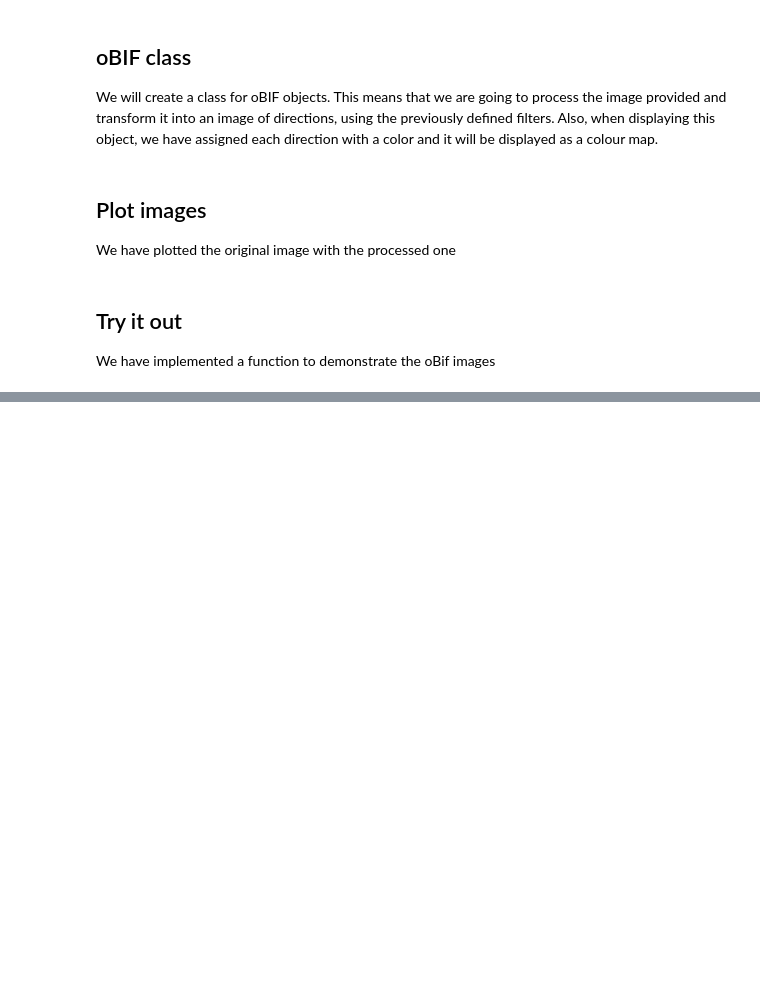
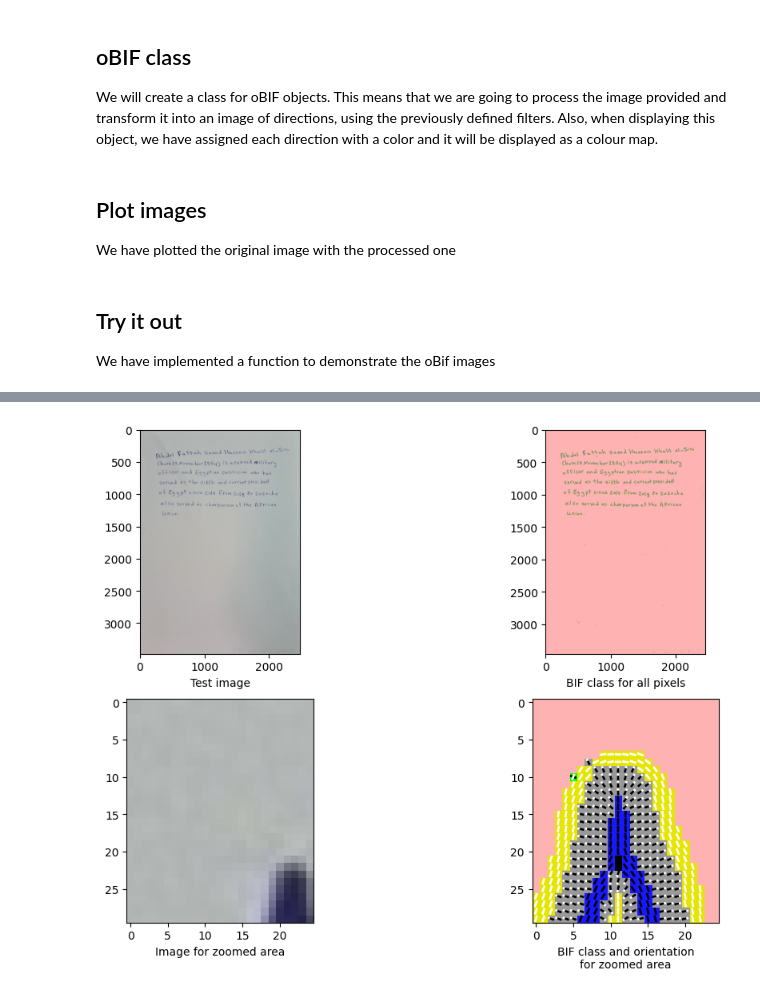
Before and after one commit to marnunrey2/PIC-Identificacion-genero, a Jupyter notebook: oBifProcessing.ipynb, the cells around one changed output, grey strips where cells are left out. Drawn from its saved outputs; the diff is of its cells as text; code cells hidden in the pictures; blank space fills up the shorter version.

Commit message:
feat: orientations and get snipped done

```diff
--- a/oBifProcessing.ipynb
+++ b/oBifProcessing.ipynb
@@ -452,32 +574,36 @@ def mtShowCaseBifs(title_text, image, bifs, zoom_rows, zoom_cols):
     """
 
     # Open figure
-    plt.figure(title_text)
-
-    # Set bounding box for zoomed area
-    x_min = min(zoom_cols)
-    x_max = max(zoom_cols)
-    y_min = min(zoom_rows)
-    y_max = max(zoom_rows)
-    X = [x_min, x_min, x_max, x_max, x_min]
-    Y = [y_min, y_max, y_max, y_min, y_min]
+    plt.figure(title_text, figsize=(12, 8))
 
     # Show test image
-    plt.subplot(1, 2, 1)
+    plt.subplot(2, 2, 1)
     num_dims = len(image.shape)
     if num_dims == 2:
         # Convert greyscale image to RGB image
-        image = cv2.cvtColor(image, cv2.COLOR_GRAY2RGB)
+        image = cv2.cvtColor(image, cv2.COLOR_GRAY2BGR)
+    image = cv2.cvtColor(image, cv2.COLOR_BGR2RGB)
 
     plt.imshow(image)
     plt.xlabel("Test image")
 
     # Show BIF classes for whole image
-    plt.subplot(1, 2, 2)
+    plt.subplot(2, 2, 2)
     bif_image = bifs.show()
     plt.imshow(bif_image)
     plt.xlabel("BIF class for all pixels")
 
+    # Show test image
+    plt.subplot(2, 2, 3)
+    plt.imshow(image[zoom_rows[:, np.newaxis], zoom_cols])
+    plt.xlabel("Image for zoomed area")
+
+    # Show BIF classes and orientation for zoomed pixel(s)
+    plt.subplot(2, 2, 4)
+    snippet = bifs.getSnippet(zoom_rows[:, np.newaxis], zoom_cols).show(showOrientation=True)
+    plt.imshow(snippet)
+    plt.xlabel('BIF class and orientation\nfor zoomed area')
+
     plt.show()
 # %% [markdown]
 ## Try it out
@@ -494,7 +620,8 @@ def mtDemoBifLab():
         print(f"Failed to load image ")
         return
     bifs = mtBifs(im, 2, 0.015)
-    mtShowCaseBifs("car", im, bifs, np.arange(95, 121), np.arange(95, 121))
+    mtShowCaseBifs("car", im, bifs, np.arange(470, 500), np.arange(600, 625))
+    # mtShowCaseBifs("car", im, bifs, np.arange(95, 120), np.arange(95, 120))
 
 
 # Example usage
@@ -504,0 +630 @@ mtDemoBifLab()
+[figure, added]
```
Also changed, not shown: parts of 4 cells of this notebook, 3 other files.
